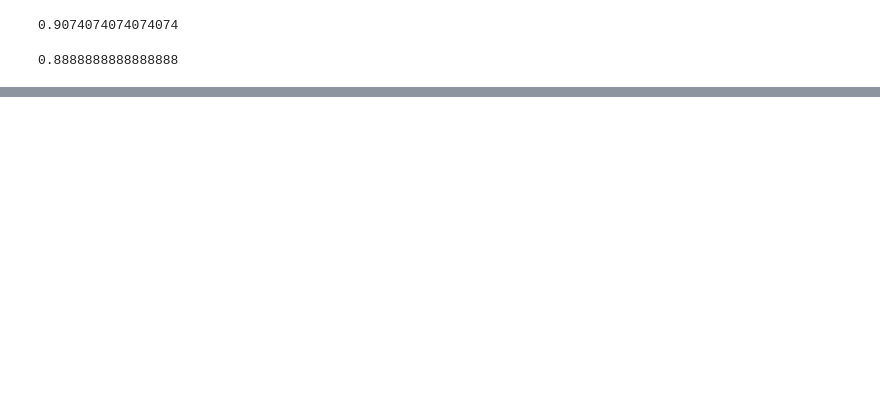
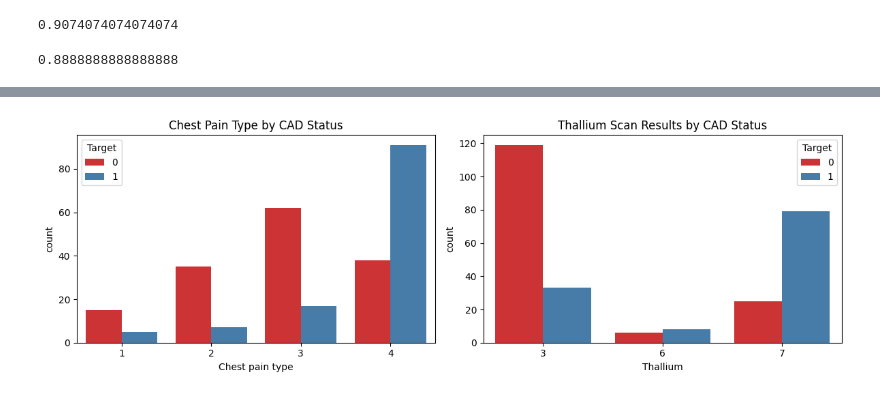
Before and after one commit to pratik2720032002/Heart-Disease-Detection-, a Jupyter notebook: heart_disease.ipynb, the cells around one changed output, grey strips where cells are left out. Saved outputs shown, nothing was run; the diff lists cells and outputs as text; code cells hidden in the pictures; blank space fills up the shorter version.

```diff
--- a/heart_disease.ipynb
+++ b/heart_disease.ipynb
@@ -214,0 +252,10 @@ plt.show()
+# %%
+fig, axes = plt.subplots(1, 2, figsize=(12, 4))
+sns.countplot(x="Chest pain type", hue="Target", data=df, ax=axes[0], palette="Set1")
+axes[0].set_title("Chest Pain Type by CAD Status")
+sns.countplot(x="Thallium", hue="Target", data=df, ax=axes[1], palette="Set1")
+axes[1].set_title("Thallium Scan Results by CAD Status")
+plt.tight_layout()
+plt.show()
+# %% [output]
+[figure, added]
```
Also changed, not shown: parts of 7 cells of this notebook.
